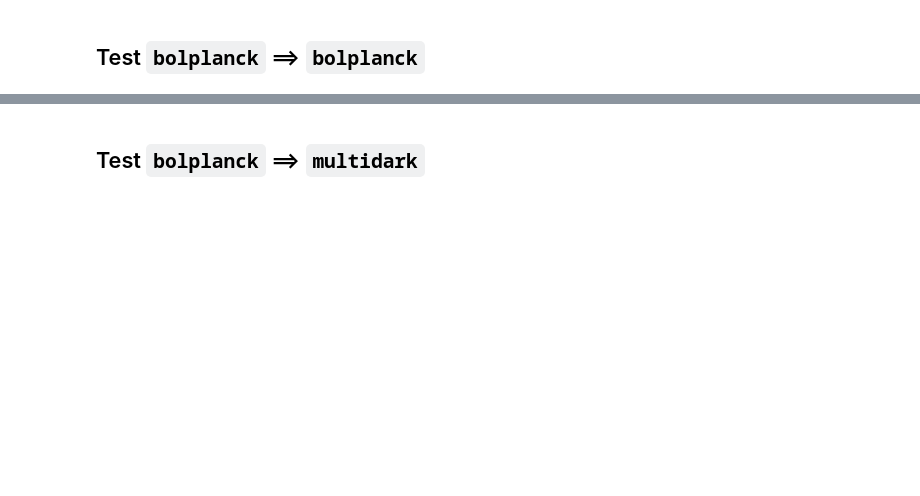
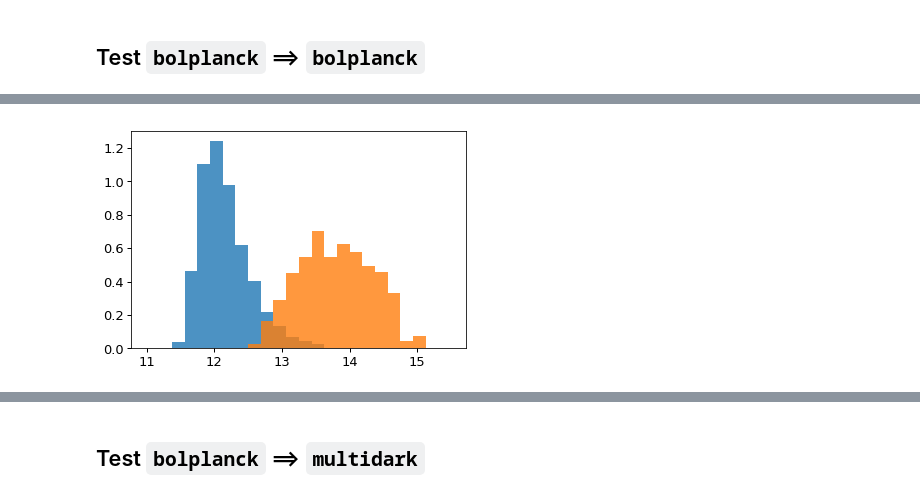
Before and after one commit to aphearin/galsampler, a Jupyter notebook: notebooks/end_to_end_demo.ipynb, the cells around one changed output, grey strips where cells are left out. Cells and saved outputs as stored; diff of their text form; code cells hidden in the pictures; blank space fills up the shorter version.

```diff
--- a/notebooks/end_to_end_demo.ipynb
+++ b/notebooks/end_to_end_demo.ipynb
@@ -90,3 +90,15 @@ __=ax.hist(dexdiff, bins=np.linspace(-4, 4, 200))
+# %%
+badmask = dexdiff > 1
+bad_target_gals = target_galaxies[badmask]
+
+fig, ax = plt.subplots(1, 1)
+
+__=ax.hist(np.log10(bad_target_gals['halo_mvir']),
+           normed=True, bins=np.log10(mhost_bins), alpha=0.8)
+__=ax.hist(np.log10(bad_target_gals['source_halo_mvir']),
+           normed=True, bins=np.log10(mhost_bins), alpha=0.8)
+# %% [output]
+[figure, added]
 # %%
 from halotools.mock_observables import hod_from_mock
 
```
Also changed, not shown: parts of 8 cells of this notebook, 1 other file.
